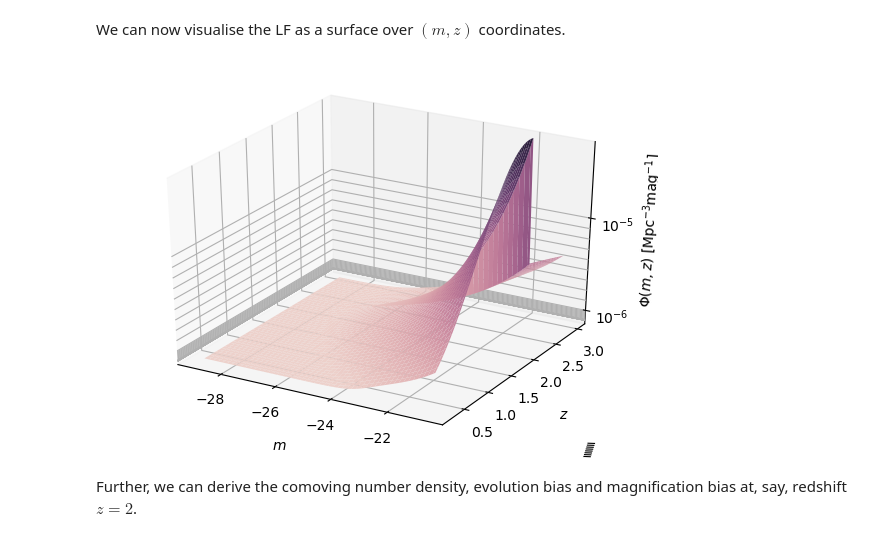
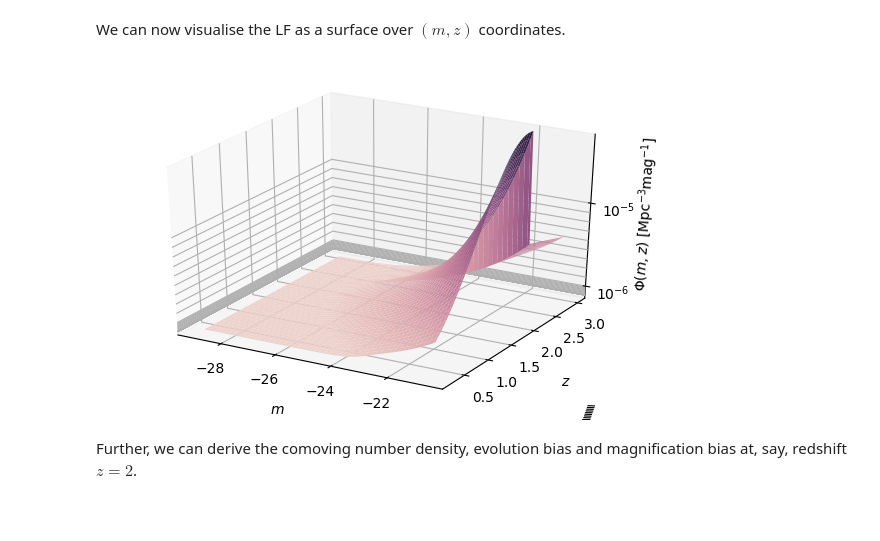
Before and after one commit to MikeSWang/HorizonGRound, a Jupyter notebook: docs/source/tutorials/forward_modelling_from_LF.ipynb, the cells around one changed output. Saved outputs shown, nothing was run; the diff lists cells and outputs as text; code cells hidden in the pictures; blank space fills up the shorter version.

```diff
--- a/docs/source/tutorials/forward_modelling_from_LF.ipynb
+++ b/docs/source/tutorials/forward_modelling_from_LF.ipynb
@@ -30,36 +62,36 @@ We can now visualise the LF as a surface over $(m, z)$ coordinates.
 # %%
 %matplotlib inline
 
 import matplotlib.pyplot as plt
 import numpy as np
 import seaborn as sns
 from mpl_toolkits import mplot3d
 
 NUM_MESH = 100
 MAGNITUDE_RANGE = -29.0, -20.6
 REDSHIFT_RANGE = 0.25, 3.
 DENSITY_RANGE = pow(10, -9.225), pow(10, -4.775)
 
 magnitudes = np.linspace(*MAGNITUDE_RANGE, num=NUM_MESH, endpoint=False)
 redshifts = np.linspace(*REDSHIFT_RANGE, num=NUM_MESH, endpoint=False)
 
 m_grid, z_grid = np.meshgrid(magnitudes, redshifts)
 Phi_grid = PLE_modeller.luminosity_function(m_grid, z_grid)
 
-fig = plt.figure("Luminosity function surface", figsize=(7, 5), dpi=100)
+fig = plt.figure("Luminosity function surface", figsize=(7, 4.5), dpi=100)
 ax = plt.axes(projection='3d')
 
 ax.plot_surface(m_grid, z_grid, Phi_grid, cmap=sns.cubehelix_palette(as_cmap=True), edgecolor='none')
 
 ax.set_xlabel(r"$m$", labelpad=10)
 ax.set_ylabel(r"$z$", labelpad=10)
 
 ax.set_zscale('log')
 ax.set_zlim(*DENSITY_RANGE)
 ax.set_zticks([pow(10, -5), pow(10, -6)])
-ax.set_zlabel(r"$\Phi(m,z)$ [$\mathrm{Mpc}^{-3} \mathrm{mag}^{-1}$]", labelpad=5);
+ax.set_zlabel(r"$\Phi(m,z)$ [$\mathrm{Mpc}^{-3} \mathrm{mag}^{-1}$]", labelpad=2);
 # %% [output]
-[figure, old version]
+[figure, new version]
 # %% [markdown]
 Further, we can derive the comoving number density, evolution bias and magnification bias at, say, redshift $z = 2$.
 # %%
```
Also changed, not shown: parts of 9 cells of this notebook, 4 other files.
